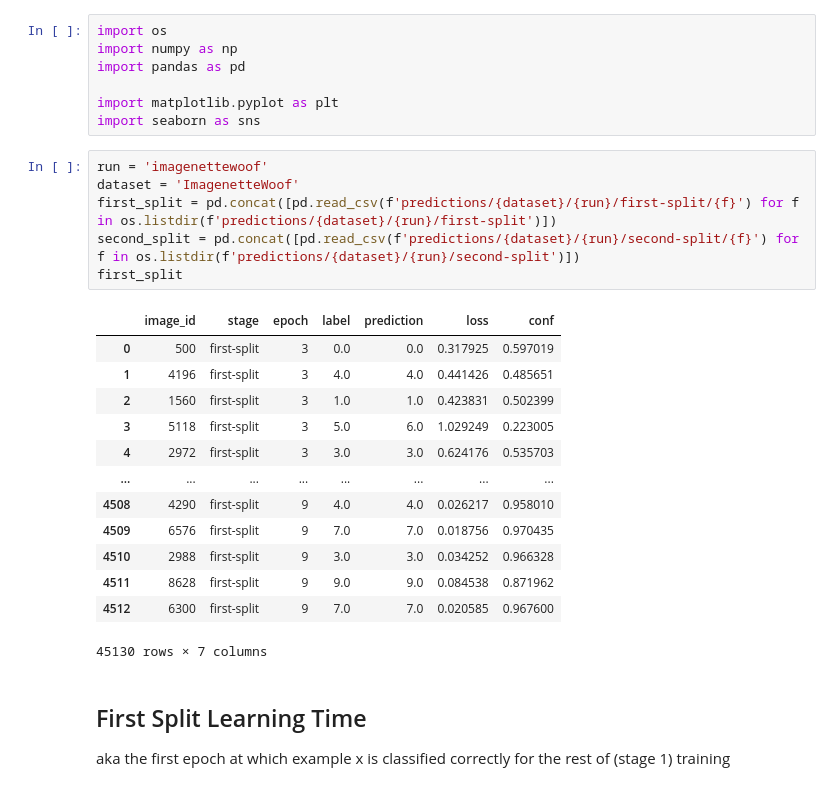
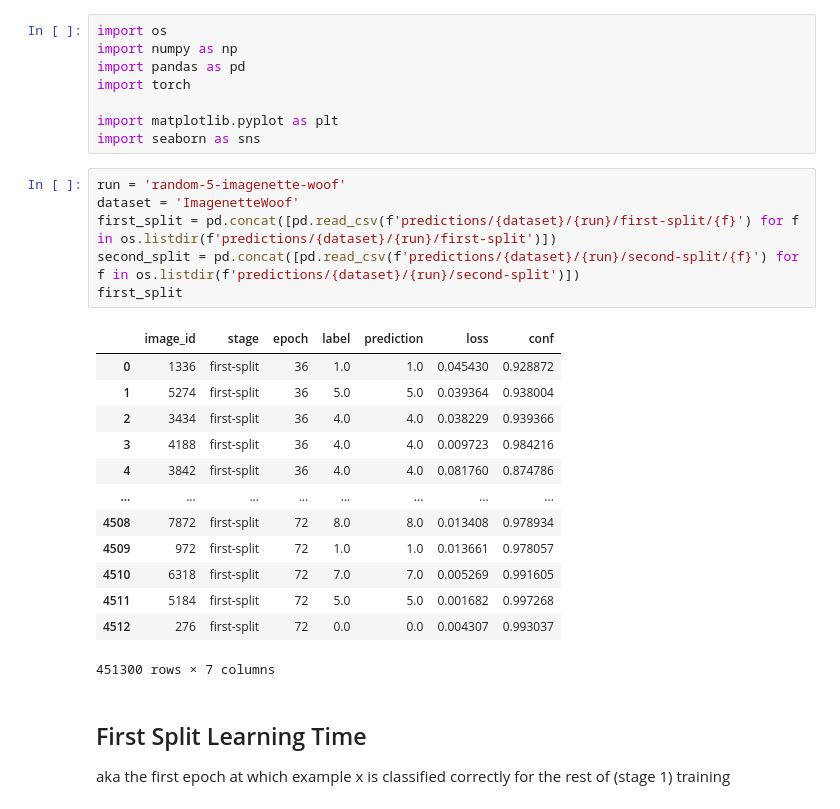
Before and after one commit to lisadunlap/second_split_forgetting, a Jupyter notebook: compute_ssft.ipynb, the cells around one changed output. Cells and saved outputs as stored; diff of their text form.

```diff
--- a/compute_ssft.ipynb
+++ b/compute_ssft.ipynb
@@ -2,29 +2,30 @@
 import os
 import numpy as np
 import pandas as pd
+import torch
 
 import matplotlib.pyplot as plt
 import seaborn as sns
 # %%
-run = 'imagenettewoof'
+run = 'random-5-imagenette-woof'
 dataset = 'ImagenetteWoof'
 first_split = pd.concat([pd.read_csv(f'predictions/{dataset}/{run}/first-split/{f}') for f in os.listdir(f'predictions/{dataset}/{run}/first-split')])
 second_split = pd.concat([pd.read_csv(f'predictions/{dataset}/{run}/second-split/{f}') for f in os.listdir(f'predictions/{dataset}/{run}/second-split')])
 first_split
 # %% [output]
 |  | image_id | stage | epoch | label | prediction | loss | conf |
-| 0 | 500 | first-split | 3 | 0.0 | 0.0 | 0.317925 | 0.597019 |
-| 1 | 4196 | first-split | 3 | 4.0 | 4.0 | 0.441426 | 0.485651 |
-| 2 | 1560 | first-split | 3 | 1.0 | 1.0 | 0.423831 | 0.502399 |
-| 3 | 5118 | first-split | 3 | 5.0 | 6.0 | 1.029249 | 0.223005 |
-| 4 | 2972 | first-split | 3 | 3.0 | 3.0 | 0.624176 | 0.535703 |
+| 0 | 1336 | first-split | 36 | 1.0 | 1.0 | 0.045430 | 0.928872 |
+| 1 | 5274 | first-split | 36 | 5.0 | 5.0 | 0.039364 | 0.938004 |
+| 2 | 3434 | first-split | 36 | 4.0 | 4.0 | 0.038229 | 0.939366 |
+| 3 | 4188 | first-split | 36 | 4.0 | 4.0 | 0.009723 | 0.984216 |
+| 4 | 3842 | first-split | 36 | 4.0 | 4.0 | 0.081760 | 0.874786 |
 | ... | ... | ... | ... | ... | ... | ... | ... |
-| 4508 | 4290 | first-split | 9 | 4.0 | 4.0 | 0.026217 | 0.958010 |
-| 4509 | 6576 | first-split | 9 | 7.0 | 7.0 | 0.018756 | 0.970435 |
-| 4510 | 2988 | first-split | 9 | 3.0 | 3.0 | 0.034252 | 0.966328 |
-| 4511 | 8628 | first-split | 9 | 9.0 | 9.0 | 0.084538 | 0.871962 |
-| 4512 | 6300 | first-split | 9 | 7.0 | 7.0 | 0.020585 | 0.967600 |
+| 4508 | 7872 | first-split | 72 | 8.0 | 8.0 | 0.013408 | 0.978934 |
+| 4509 | 972 | first-split | 72 | 1.0 | 1.0 | 0.013661 | 0.978057 |
+| 4510 | 6318 | first-split | 72 | 7.0 | 7.0 | 0.005269 | 0.991605 |
+| 4511 | 5184 | first-split | 72 | 5.0 | 5.0 | 0.001682 | 0.997268 |
+| 4512 | 276 | first-split | 72 | 0.0 | 0.0 | 0.004307 | 0.993037 |
-45130 rows × 7 columns
+451300 rows × 7 columns
 # %% [markdown]
 ## First Split Learning Time
 
```
Also changed, not shown: parts of 19 cells of this notebook, 7 other files.
